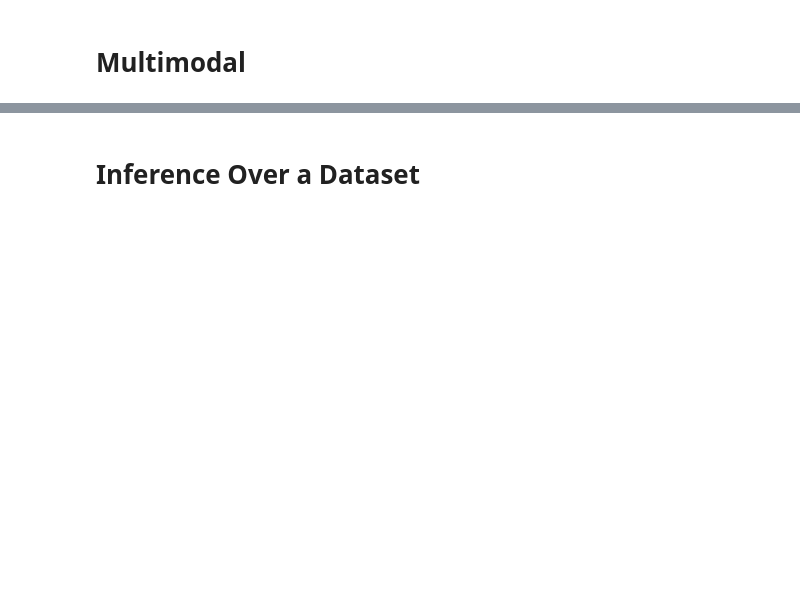
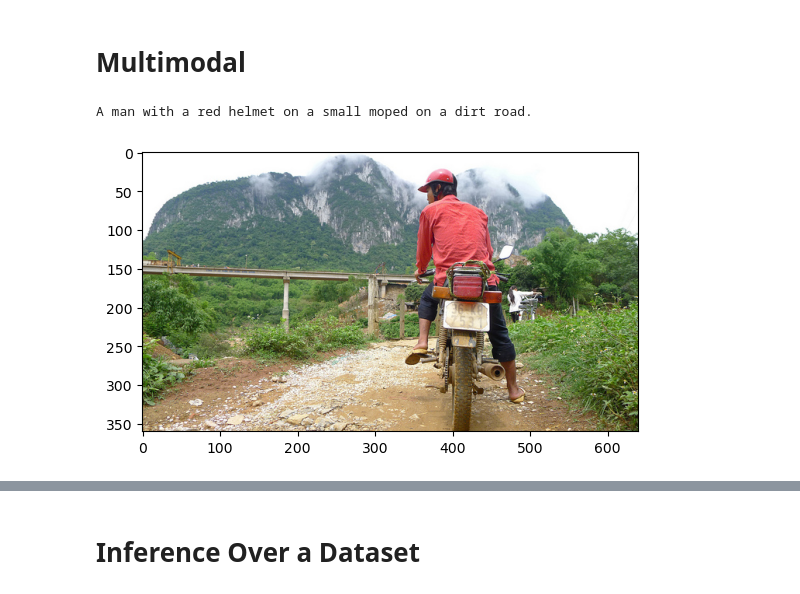
Before and after one commit to edithvillegas/activation-extractor, a Jupyter notebook: examples.ipynb, the cells around one changed output, grey strips where cells are left out. Saved outputs shown, nothing was run; the diff lists cells and outputs as text; code cells hidden in the pictures; blank space fills up the shorter version.

```diff
--- a/examples.ipynb
+++ b/examples.ipynb
@@ -130,2 +181,31 @@ input_data = {"text":text,
+# %%
+idx = 0
+
+# Open the image file
+#online
+url = ds['train']['URL'][idx]
+# image = Image.open(requests.get(url, stream=True).raw)
+# image = np.array(image)
+
+#locally
+local_path =  "../data/train2017/train2017/"
+image_path = ds['train']['URL'][idx].split("/")[-1]
+image_path = os.path.join(local_path,image_path)
+img = Image.open(image_path)
+img_array = np.array(img)
+
+plt.imshow(img_array)
+
+#text
+text = ds['train']['TEXT'][idx]
+print(text)
+
+#inputs
+input_data = {"text":text,
+             "image":img_array
+             }
+# %% [output]
+A man with a red helmet on a small moped on a dirt road.
+[figure, added]
 # %%
 model_name = "openai/clip-vit-base-patch32"
```
Also changed, not shown: parts of 17 cells of this notebook, 5 other files.
